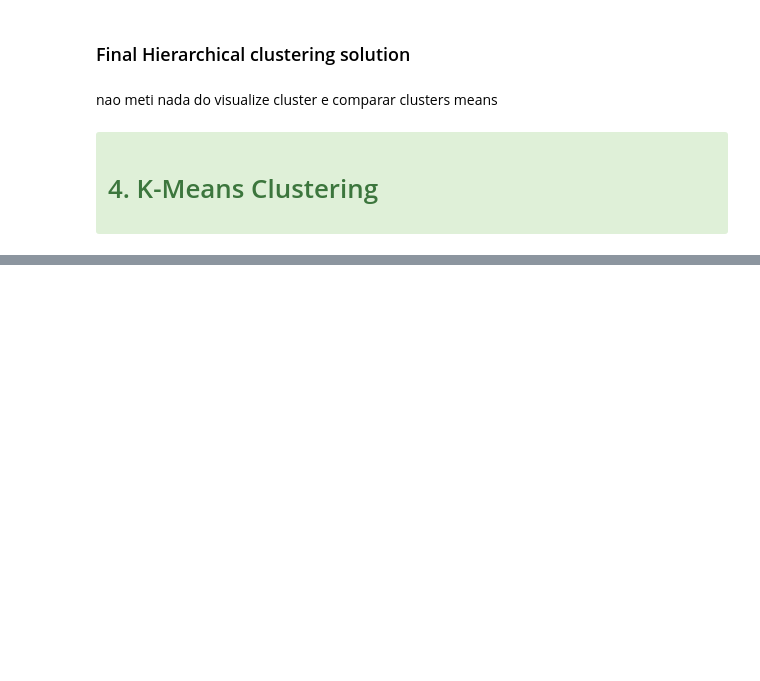
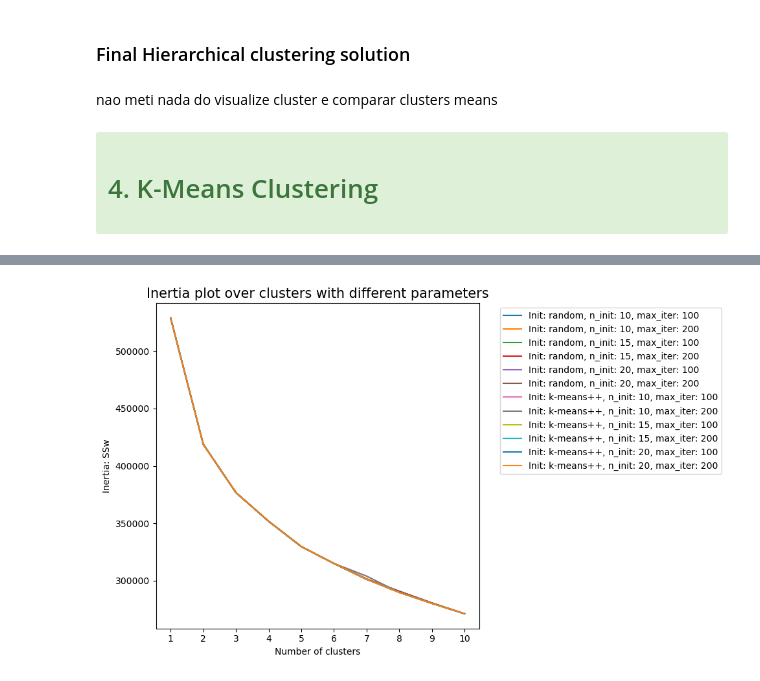
Before and after one commit to Rafs2203/DM, a Jupyter notebook: projeto_parte2 (1).ipynb, the cells around one changed output, grey strips where cells are left out. Saved outputs shown, nothing was run; the diff lists cells and outputs as text; code cells hidden in the pictures; blank space fills up the shorter version.

```diff
--- a/projeto_parte2 (1).ipynb
+++ b/projeto_parte2 (1).ipynb
@@ -609,0 +663,56 @@ nao meti nada do visualize cluster  e comparar clusters means
+# %%
+import matplotlib.pyplot as plt
+from sklearn.cluster import KMeans
+
+# Variables to store results
+results = []
+range_clusters = range(1, 11)  # Range of clusters to test
+
+# Lists of parameters to test
+inits = ['random', 'k-means++']
+n_inits = [10, 15, 20]
+max_iters = [100, 200]
+
+# Loop to iterate over different parameters
+for init_method in inits:
+    for n_init_val in n_inits:
+        for max_iter_val in max_iters:
+            inertia = []  # List to store inertia values for different clusters
+            for n_clus in range_clusters:
+                # Create and fit the KMeans model
+                kmclust = KMeans(
+                    n_clusters=n_clus,
+                    init=init_method,
+                    n_init=n_init_val,
+                    max_iter=max_iter_val,
+                    random_state=1
+                )
+                kmclust.fit(df[metric_features])
+                inertia.append(kmclust.inertia_)  # Save the inertia
+
+            # Save the results in a list
+            results.append({
+                'init': init_method,
+                'n_init': n_init_val,
+                'max_iter': max_iter_val,
+                'inertia': inertia
+            })
+
+# Plot the results
+fig, ax = plt.subplots(figsize=(10, 6))
+
+# Plot the inertia curves for each combination of parameters
+for result in results:
+    label = f"Init: {result['init']}, n_init: {result['n_init']}, max_iter: {result['max_iter']}"
+    ax.plot(range_clusters, result['inertia'], label=label)
+
+ax.set_xticks(range_clusters)
+ax.set_ylabel("Inertia: SSw")
+ax.set_xlabel("Number of clusters")
+ax.set_title("Inertia plot over clusters with different parameters", size=15)
+ax.legend(bbox_to_anchor=(1.05, 1), loc='upper left')  # Place legend outside the plot
+
+plt.tight_layout()
+plt.show()
+# %% [output]
+[figure, added]
```
Also changed, not shown: parts of 11 cells of this notebook.
